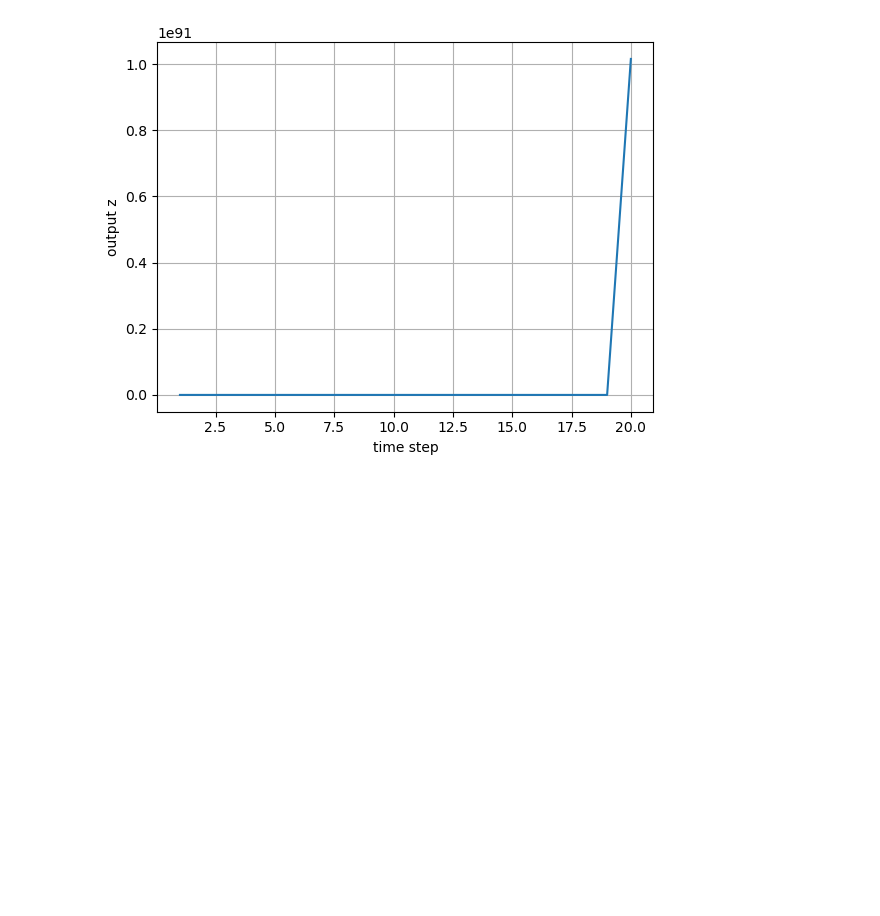
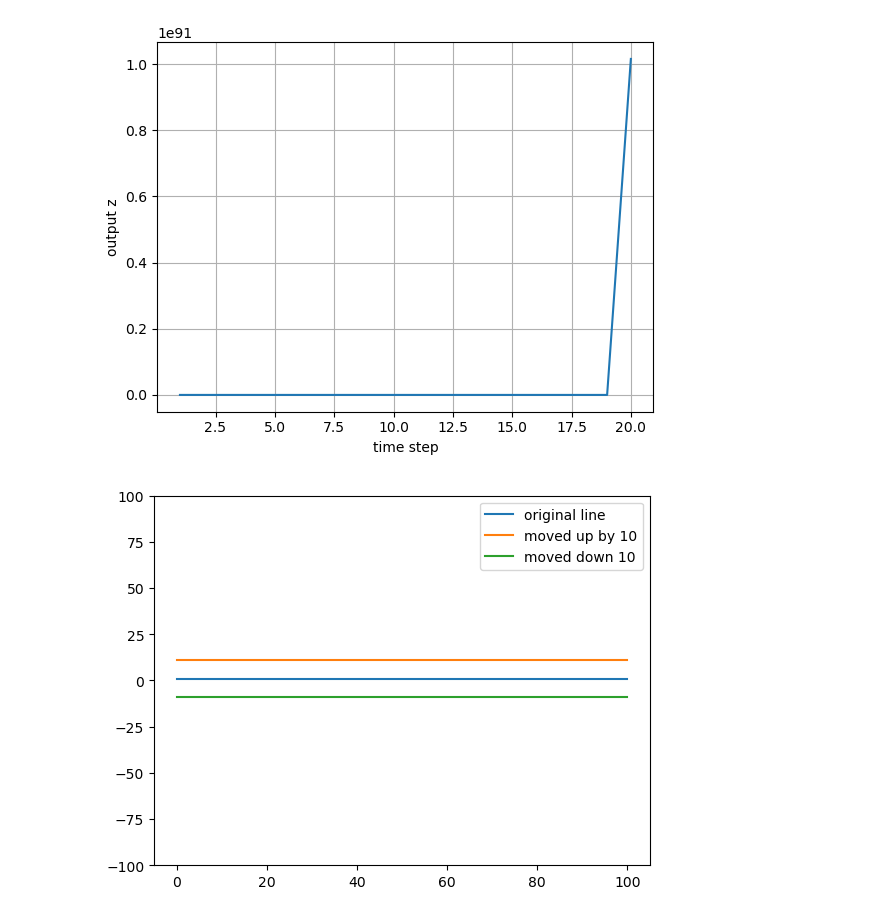
Before and after one commit to BrentGrammer/PROGNOTES, a Jupyter notebook: Chaos/iteration.ipynb, the cells around one changed output. Cells and saved outputs as stored; diff of their text form; code cells hidden in the pictures; blank space fills up the shorter version.

Commit message:
update iteration playground

```diff
--- a/Chaos/iteration.ipynb
+++ b/Chaos/iteration.ipynb
@@ -48,3 +48,37 @@ z=5.6456497844210635e+22
 z=3.18733614883336e+45
 z=1.0159111725659876e+91
 [figure]
+# %%
+import numpy as np
+import matplotlib.pyplot as plt
+
+
+# Basic iteration (output -> input) and simple transformation
+
+def line(x):
+    return x**0
+
+def move_up(x, displacement):
+    return x + displacement
+
+def move_down(x, displacement):
+    return x - displacement
+
+x = np.linspace(0,100,100)
+
+first_line = line(x)
+plt.plot(x, first_line, label='original line')
+
+displacement = 10
+moved_up = move_up(first_line, displacement)
+moved_down = move_down(first_line, displacement)
+
+plt.plot(x, moved_up, label=f'moved up by {displacement}')
+plt.plot(x, moved_down, label=f'moved down {displacement}')
+
+plt.ylim(-100,100)
+
+plt.legend()
+plt.show()
+# %% [output]
+[figure, added]
```
Also changed, not shown: parts of 2 cells of this notebook.
